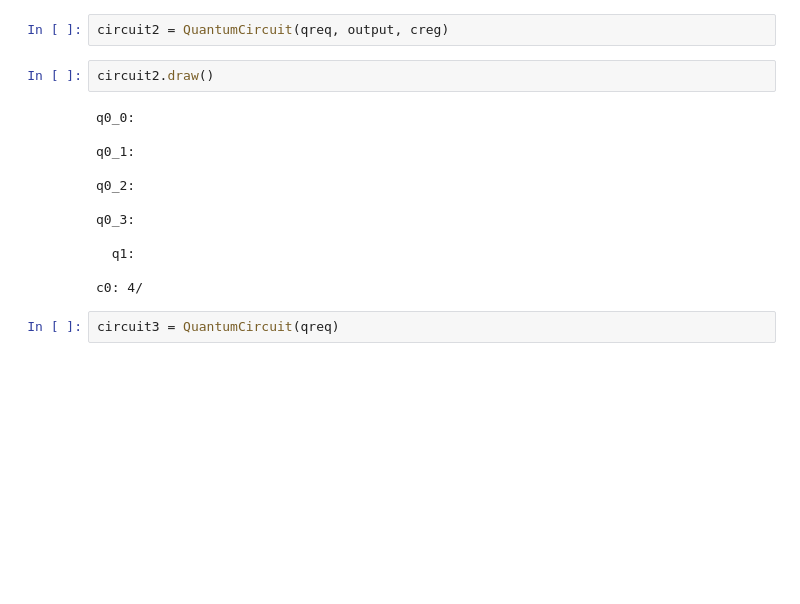
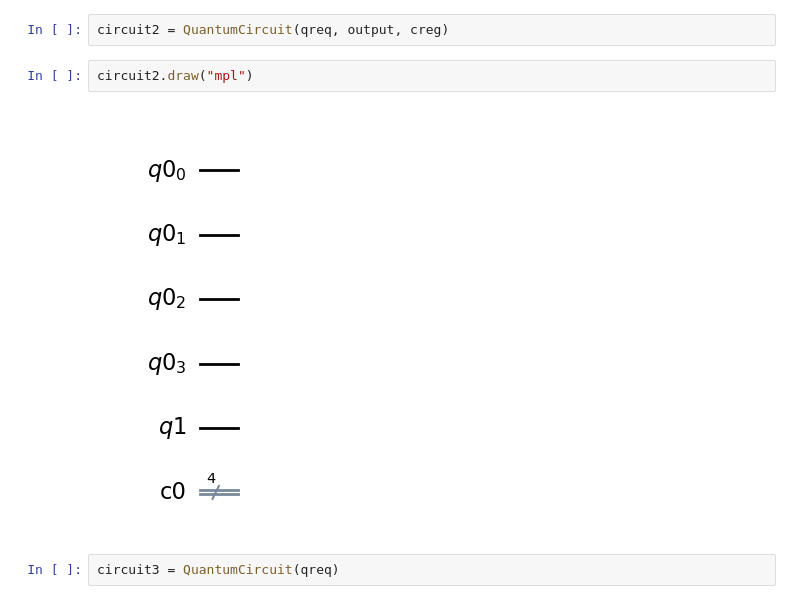
Before and after one commit to sebkaz-teaching/intro_to_qml, a Jupyter notebook: cwiczenia/cw1.ipynb, the cells around one changed output. Saved outputs shown, nothing was run; the diff lists cells and outputs as text; blank space fills up the shorter version.

```diff
--- a/cwiczenia/cw1.ipynb
+++ b/cwiczenia/cw1.ipynb
@@ -48,19 +66,9 @@ output = QuantumRegister(1)
 # %%
 circuit2 = QuantumCircuit(qreq, output, creg)
 # %%
-circuit2.draw()
+circuit2.draw("mpl")
 # %% [output]
-q0_0:
-
-q0_1:
-
-q0_2:
-
-q0_3:
-
-  q1:
-
-c0: 4/
+[figure, added]
 # %%
 circuit3 = QuantumCircuit(qreq)
 # %%
```
Also changed, not shown: parts of 33 cells of this notebook, 27 other files.
